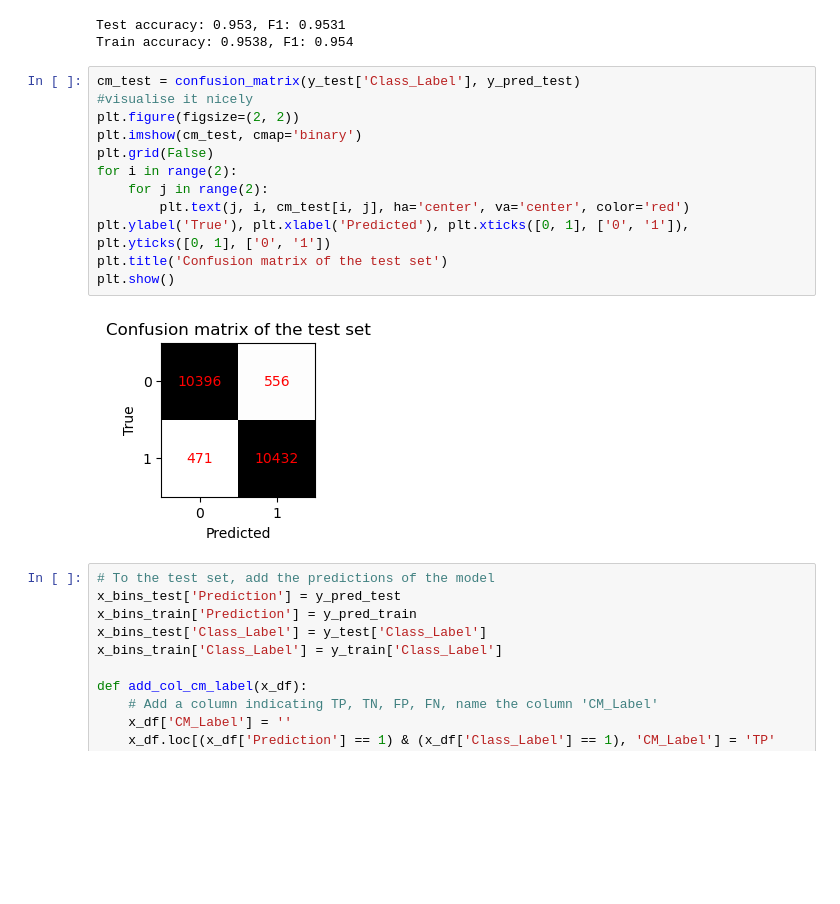
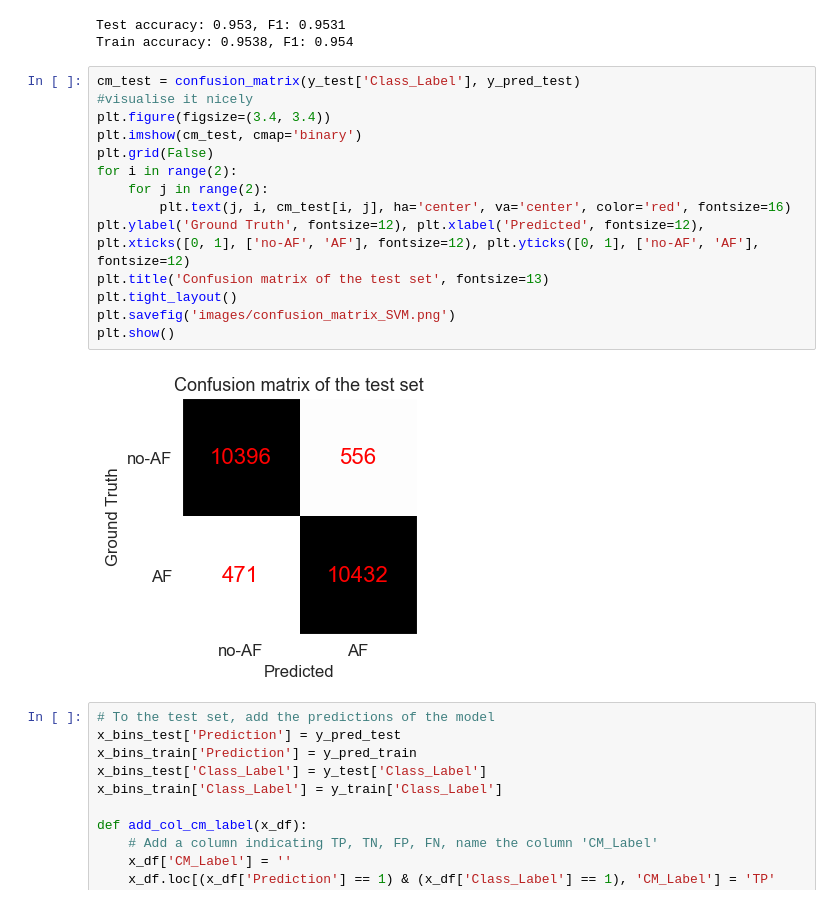
Before and after one commit to gijsdesmit/XAI_project, a Jupyter notebook: Dimensionality_reduction_pipeline.ipynb, the cells around one changed output. Cells and saved outputs as stored; diff of their text form; blank space fills up the shorter version.

```diff
--- a/Dimensionality_reduction_pipeline.ipynb
+++ b/Dimensionality_reduction_pipeline.ipynb
@@ -112,17 +112,19 @@ Train accuracy: 0.9538, F1: 0.954
 # %%
 cm_test = confusion_matrix(y_test['Class_Label'], y_pred_test)
 #visualise it nicely
-plt.figure(figsize=(2, 2))
+plt.figure(figsize=(3.4, 3.4))
 plt.imshow(cm_test, cmap='binary')
 plt.grid(False)
 for i in range(2):
     for j in range(2):
-        plt.text(j, i, cm_test[i, j], ha='center', va='center', color='red')
-plt.ylabel('True'), plt.xlabel('Predicted'), plt.xticks([0, 1], ['0', '1']), plt.yticks([0, 1], ['0', '1'])
-plt.title('Confusion matrix of the test set')
+        plt.text(j, i, cm_test[i, j], ha='center', va='center', color='red', fontsize=16)
+plt.ylabel('Ground Truth', fontsize=12), plt.xlabel('Predicted', fontsize=12), plt.xticks([0, 1], ['no-AF', 'AF'], fontsize=12), plt.yticks([0, 1], ['no-AF', 'AF'], fontsize=12)
+plt.title('Confusion matrix of the test set', fontsize=13)
+plt.tight_layout()
+plt.savefig('images/confusion_matrix_SVM.png')
 plt.show()
 # %% [output]
-[figure, old version]
+[figure, new version]
 # %%
 # To the test set, add the predictions of the model
 x_bins_test['Prediction'] = y_pred_test
```
Also changed, not shown: parts of 11 cells of this notebook, 3 other files.
